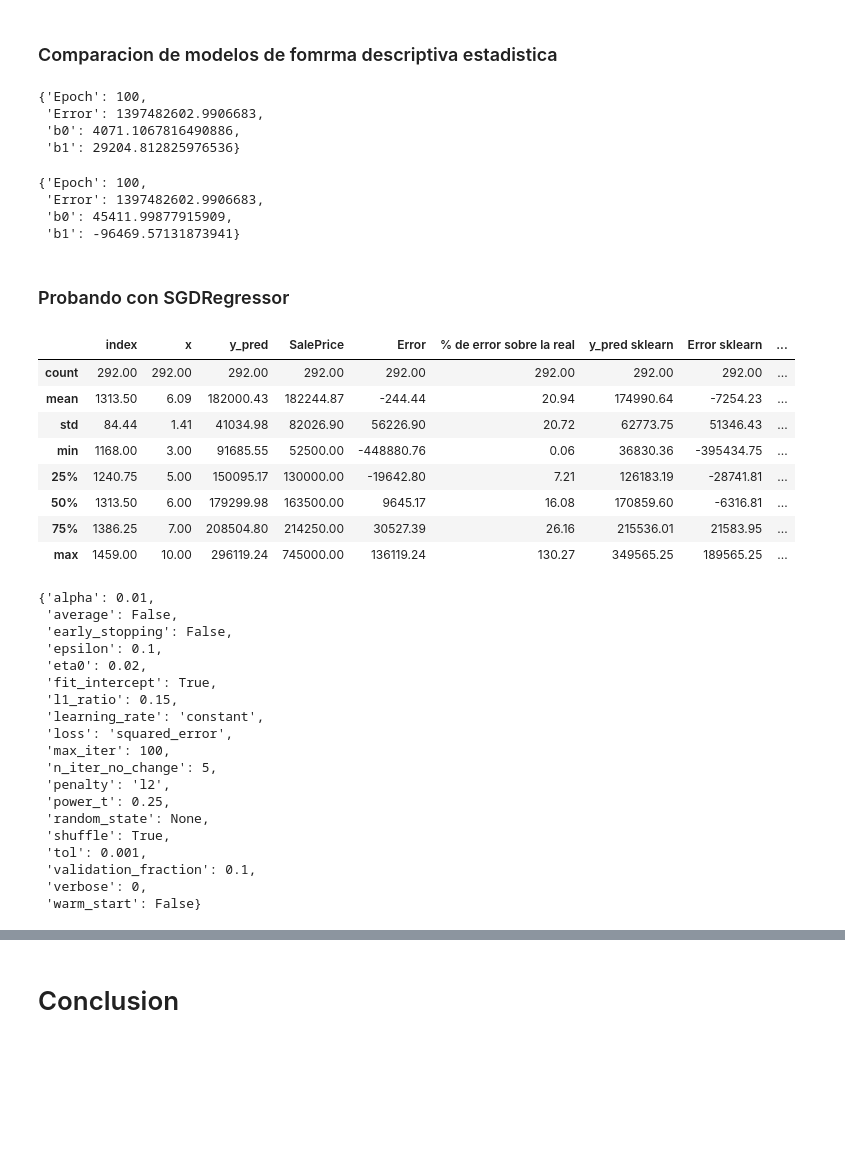
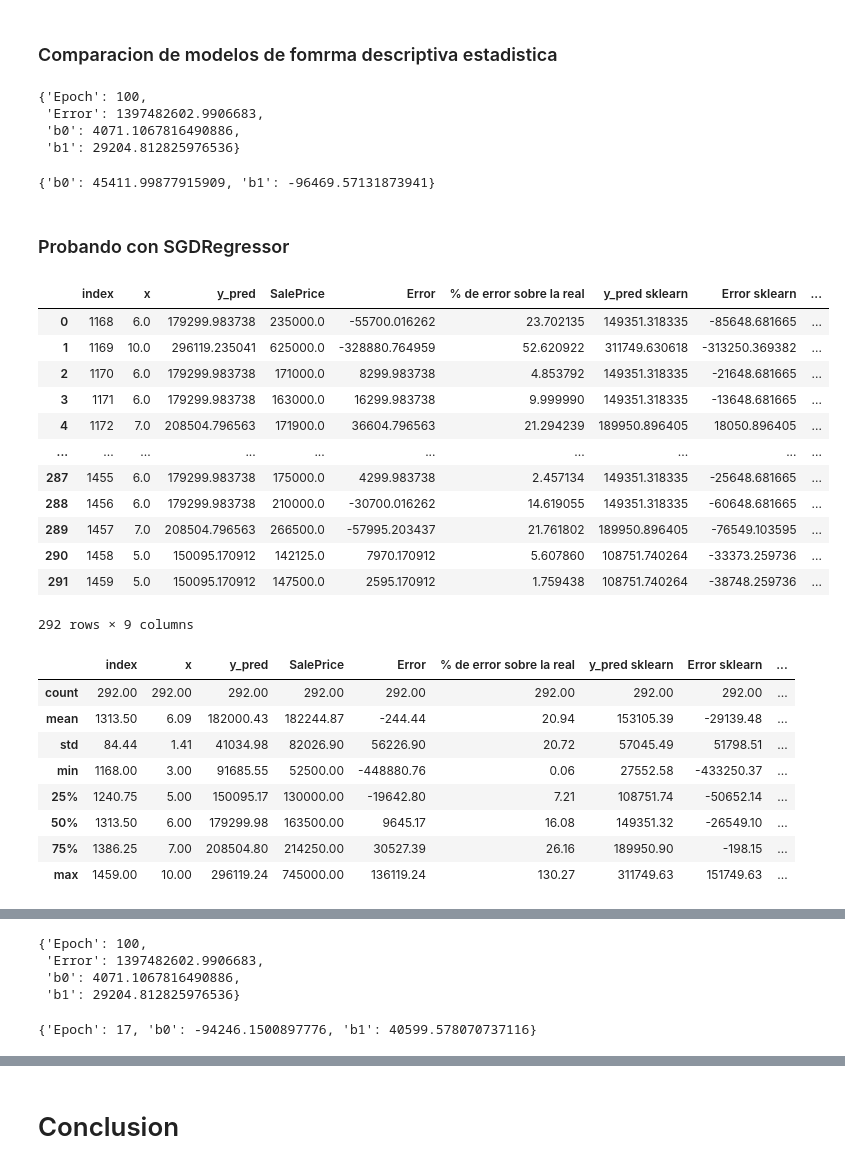
Before and after one commit to ronaldbailey/Proyecto-1---Regresi-n-con-Progra-, a Jupyter notebook: Proyecto #1 - (Regresión con Progra).ipynb, the cells around one changed output, grey strips where cells are left out. Cells and saved outputs as stored; diff of their text form; code cells hidden in the pictures; blank space fills up the shorter version.

```diff
--- a/Proyecto #1 - (Regresión con Progra).ipynb
+++ b/Proyecto #1 - (Regresión con Progra).ipynb
@@ -137,7 +137,7 @@ y = ml.entrenamiento.SalePrice.values
 model = LinearRegression()
 
 # Entrenamos el modelo utilizando nuestros datos de muestra
-model.fit(X, y)
+history = model.fit(X, y)
 x_validacion = ml.validacion.OverallQual.values.reshape((-1,1))
 
 y_validacion = model.predict(x_validacion)
@@ -151,6 +151,7 @@ proyeccion1['% de error sobre la real sklearn'] = 100*proyeccion1['Error sklearn
 resumen1 = proyeccion1.describe().round(2)
 resumen1['% de error sobre la real sklearn'] = resumen1['% de error sobre la real sklearn'].astype(str)+'%'
 display(resumen1)
+display(history.get_params(deep=True))
 # %% [output]
 |  | index | x | y_pred | SalePrice | Error | % de error sobre la real | y_pred sklearn | Error sklearn | ... |
 | count | 292.00 | 292.00 | 292.00 | 292.00 | 292.00 | 292.00 | 292.00 | 292.00 | ... |
@@ -166,70 +168,67 @@ display(resumen1)
 # %%
 display(betas)
 
-{'Epoch': 100,
- 'Error': 1397482602.9906683,
- 'b0': model.coef_[0],
- 'b1': model.intercept_}
+{
+ 'b0': history.coef_[0],
+ 'b1': history.intercept_}
 # %% [output]
 {'Epoch': 100,
  'Error': 1397482602.9906683,
  'b0': 4071.1067816490886,
  'b1': 29204.812825976536}
-{'Epoch': 100,
- 'Error': 1397482602.9906683,
- 'b0': 45411.99877915909,
- 'b1': -96469.57131873941}
+{'b0': 45411.99877915909, 'b1': -96469.57131873941}
 # %% [markdown]
 ### Probando con SGDRegressor
 # %%
 from sklearn.linear_model import SGDRegressor
-import matplotlib.pyplot as plt
 import pandas as pd
 
 X = ml.entrenamiento.OverallQual.values.reshape((-1, 1))
 y = ml.entrenamiento.SalePrice.values
 
 # Creamos una instancia del modelo SGDRegressor y lo entrenamos
 model = SGDRegressor(max_iter=100, tol=0.001, alpha=0.01, learning_rate='constant', eta0=0.02)
 history = model.fit(X, y)
 
 y_validacion = model.predict(x_validacion)
 proyeccion1['y_pred sklearn'] = pd.DataFrame(y_validacion)
 proyeccion1['Error sklearn'] =  proyeccion1['y_pred sklearn']-proyeccion1['SalePrice'] ##SalePrice es la y real de la validacion
 proyeccion1['% de error sobre la real sklearn'] = 100*proyeccion1['Error sklearn'].abs()/proyeccion1['SalePrice']
 #display(proyeccion[3:6])
+
+display(proyeccion1)
 resumen1 = proyeccion1.describe().round(2)
 resumen1['% de error sobre la real sklearn'] = resumen1['% de error sobre la real sklearn'].astype(str)+'%'
 display(resumen1)
 
 
-history.get_params(deep=True)
+display(history.get_params(deep=True))
+
+display(betas)
+
+display({'Epoch': history.n_iter_,
+ 'b0': history.intercept_[0],
+ 'b1': history.coef_[0]})
 # %% [output]
 |  | index | x | y_pred | SalePrice | Error | % de error sobre la real | y_pred sklearn | Error sklearn | ... |
-| count | 292.00 | 292.00 | 292.00 | 292.00 | 292.00 | 292.00 | 292.00 | 292.00 | ... |
-| mean | 1313.50 | 6.09 | 182000.43 | 182244.87 | -244.44 | 20.94 | 174990.64 | -7254.23 | ... |
-| std | 84.44 | 1.41 | 41034.98 | 82026.90 | 56226.90 | 20.72 | 62773.75 | 51346.43 | ... |
-| min | 1168.00 | 3.00 | 91685.55 | 52500.00 | -448880.76 | 0.06 | 36830.36 | -395434.75 | ... |
-| 25% | 1240.75 | 5.00 | 150095.17 | 130000.00 | -19642.80 | 7.21 | 126183.19 | -28741.81 | ... |
-| 50% | 1313.50 | 6.00 | 179299.98 | 163500.00 | 9645.17 | 16.08 | 170859.60 | -6316.81 | ... |
-| 75% | 1386.25 | 7.00 | 208504.80 | 214250.00 | 30527.39 | 26.16 | 215536.01 | 21583.95 | ... |
-| max | 1459.00 | 10.00 | 296119.24 | 745000.00 | 136119.24 | 130.27 | 349565.25 | 189565.25 | ... |
+| 0 | 1168 | 6.0 | 179299.983738 | 235000.0 | -55700.016262 | 23.702135 | 149351.318335 | -85648.681665 | ... |
+| 1 | 1169 | 10.0 | 296119.235041 | 625000.0 | -328880.764959 | 52.620922 | 311749.630618 | -313250.369382 | ... |
+| 2 | 1170 | 6.0 | 179299.983738 | 171000.0 | 8299.983738 | 4.853792 | 149351.318335 | -21648.681665 | ... |
+| 3 | 1171 | 6.0 | 179299.983738 | 163000.0 | 16299.983738 | 9.999990 | 149351.318335 | -13648.681665 | ... |
+| 4 | 1172 | 7.0 | 208504.796563 | 171900.0 | 36604.796563 | 21.294239 | 189950.896405 | 18050.896405 | ... |
+| ... | ... | ... | ... | ... | ... | ... | ... | ... | ... |
+| 287 | 1455 | 6.0 | 179299.983738 | 175000.0 | 4299.983738 | 2.457134 | 149351.318335 | -25648.681665 | ... |
+| 288 | 1456 | 6.0 | 179299.983738 | 210000.0 | -30700.016262 | 14.619055 | 149351.318335 | -60648.681665 | ... |
+| 289 | 1457 | 7.0 | 208504.796563 | 266500.0 | -57995.203437 | 21.761802 | 189950.896405 | -76549.103595 | ... |
+| 290 | 1458 | 5.0 | 150095.170912 | 142125.0 | 7970.170912 | 5.607860 | 108751.740264 | -33373.259736 | ... |
+| 291 | 1459 | 5.0 | 150095.170912 | 147500.0 | 2595.170912 | 1.759438 | 108751.740264 | -38748.259736 | ... |
-{'alpha': 0.01,
- 'average': False,
- 'early_stopping': False,
- 'epsilon': 0.1,
- 'eta0': 0.02,
- 'fit_intercept': True,
- 'l1_ratio': 0.15,
- 'learning_rate': 'constant',
- 'loss': 'squared_error',
- 'max_iter': 100,
- 'n_iter_no_change': 5,
- 'penalty': 'l2',
- 'power_t': 0.25,
- 'random_state': None,
- 'shuffle': True,
- 'tol': 0.001,
- 'validation_fraction': 0.1,
- 'verbose': 0,
- 'warm_start': False}
+292 rows × 9 columns
+|  | index | x | y_pred | SalePrice | Error | % de error sobre la real | y_pred sklearn | Error sklearn | ... |
+| count | 292.00 | 292.00 | 292.00 | 292.00 | 292.00 | 292.00 | 292.00 | 292.00 | ... |
+| mean | 1313.50 | 6.09 | 182000.43 | 182244.87 | -244.44 | 20.94 | 153105.39 | -29139.48 | ... |
+| std | 84.44 | 1.41 | 41034.98 | 82026.90 | 56226.90 | 20.72 | 57045.49 | 51798.51 | ... |
+| min | 1168.00 | 3.00 | 91685.55 | 52500.00 | -448880.76 | 0.06 | 27552.58 | -433250.37 | ... |
+| 25% | 1240.75 | 5.00 | 150095.17 | 130000.00 | -19642.80 | 7.21 | 108751.74 | -50652.14 | ... |
+| 50% | 1313.50 | 6.00 | 179299.98 | 163500.00 | 9645.17 | 16.08 | 149351.32 | -26549.10 | ... |
+| 75% | 1386.25 | 7.00 | 208504.80 | 214250.00 | 30527.39 | 26.16 | 189950.90 | -198.15 | ... |
+| max | 1459.00 | 10.00 | 296119.24 | 745000.00 | 136119.24 | 130.27 | 311749.63 | 151749.63 | ... |
@@ -235,0 +254,5 @@ history.get_params(deep=True)
+{'Epoch': 100,
+ 'Error': 1397482602.9906683,
+ 'b0': 4071.1067816490886,
+ 'b1': 29204.812825976536}
+{'Epoch': 17, 'b0': -94246.1500897776, 'b1': 40599.578070737116}
```
Also changed, not shown: parts of 9 cells of this notebook, 2 other files.
